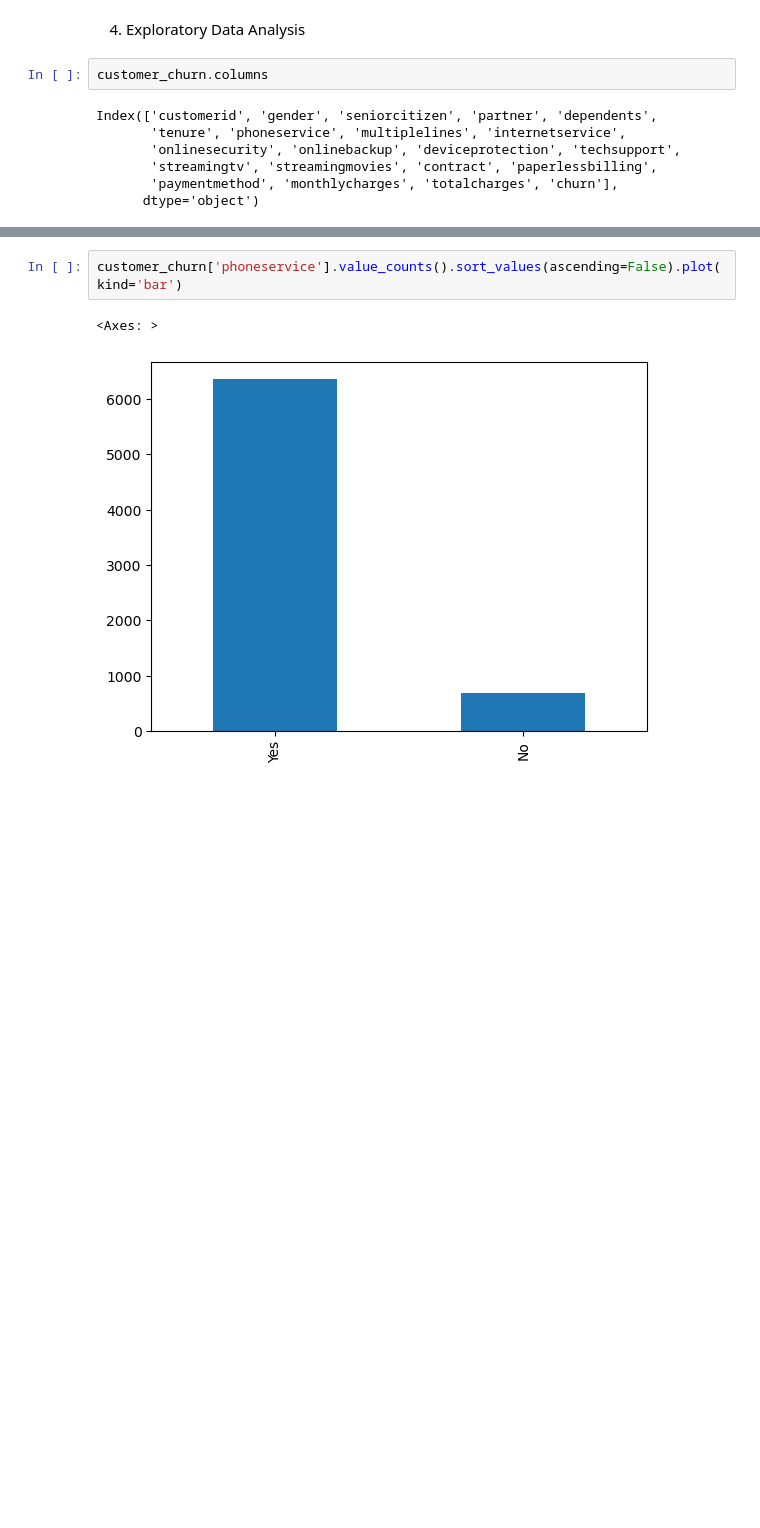
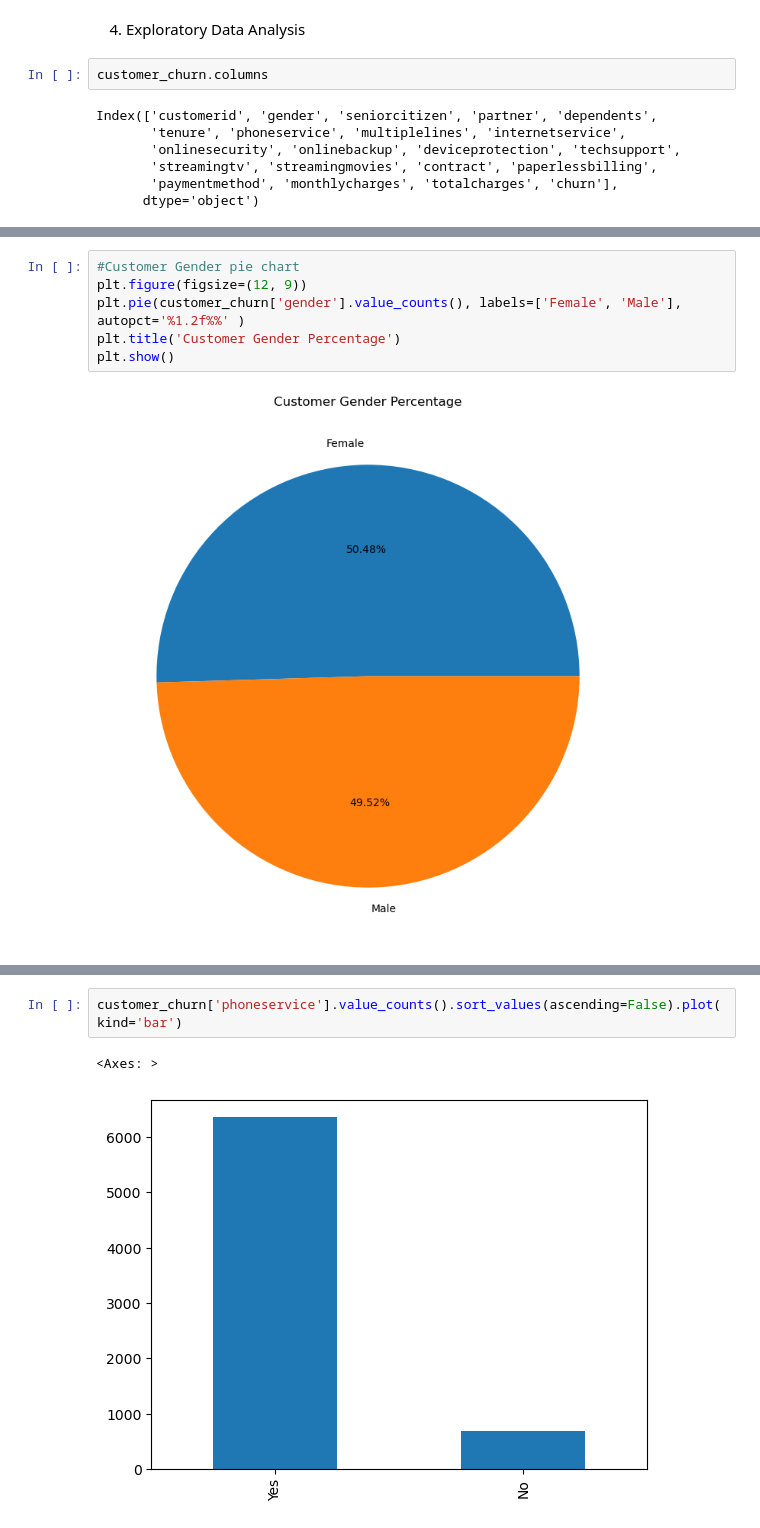
Before and after one commit to Sam1522/Predicting-Telco-Customer-Churn, a Jupyter notebook: Customer Churn Prediction.ipynb, the cells around one changed output, grey strips where cells are left out. Cells and saved outputs as stored; diff of their text form; blank space fills up the shorter version.

```diff
--- a/Customer Churn Prediction.ipynb
+++ b/Customer Churn Prediction.ipynb
@@ -335,0 +336,8 @@ plt.show()
+# %%
+#Customer Gender pie chart
+plt.figure(figsize=(12, 9))
+plt.pie(customer_churn['gender'].value_counts(), labels=['Female', 'Male'], autopct='%1.2f%%' )
+plt.title('Customer Gender Percentage')
+plt.show()
+# %% [output]
+[figure, added]
```
Also changed, not shown: parts of 10 cells of this notebook.
